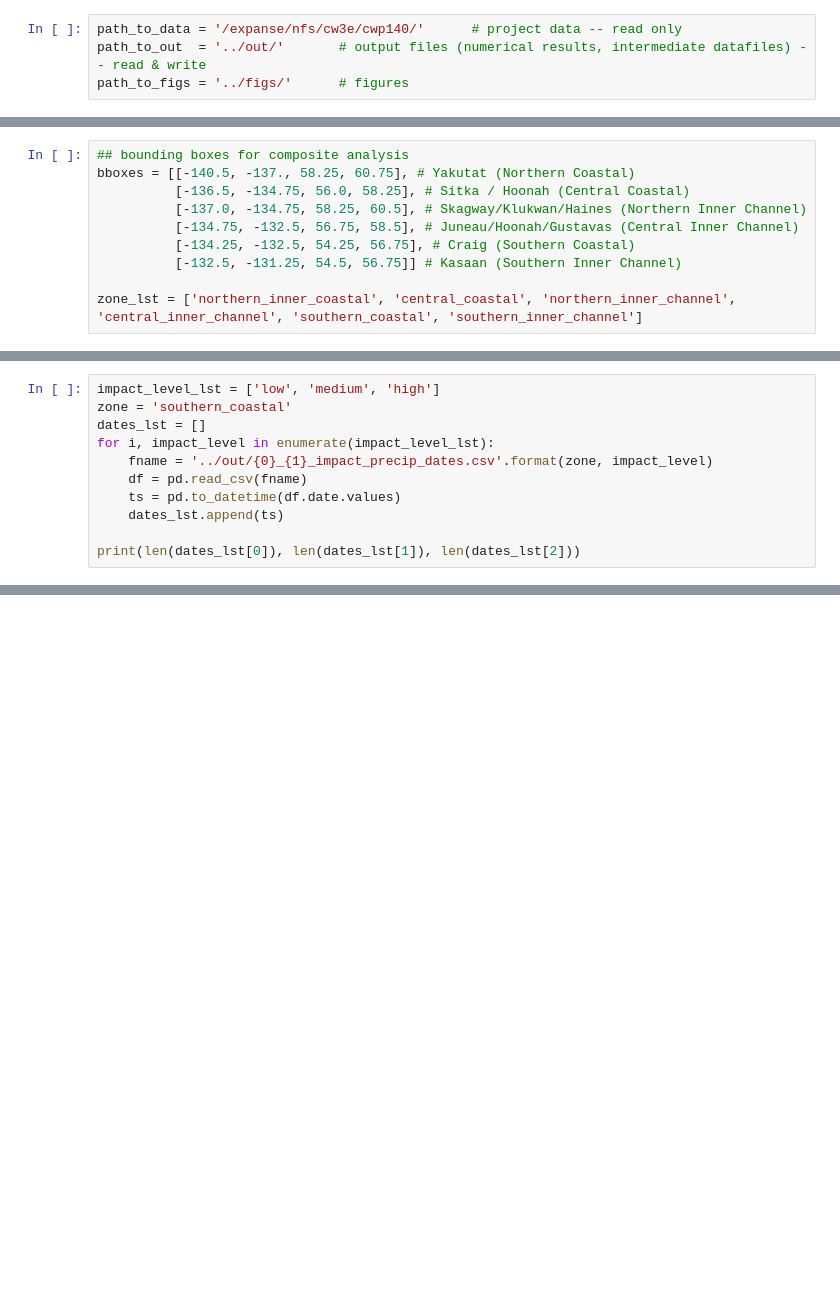
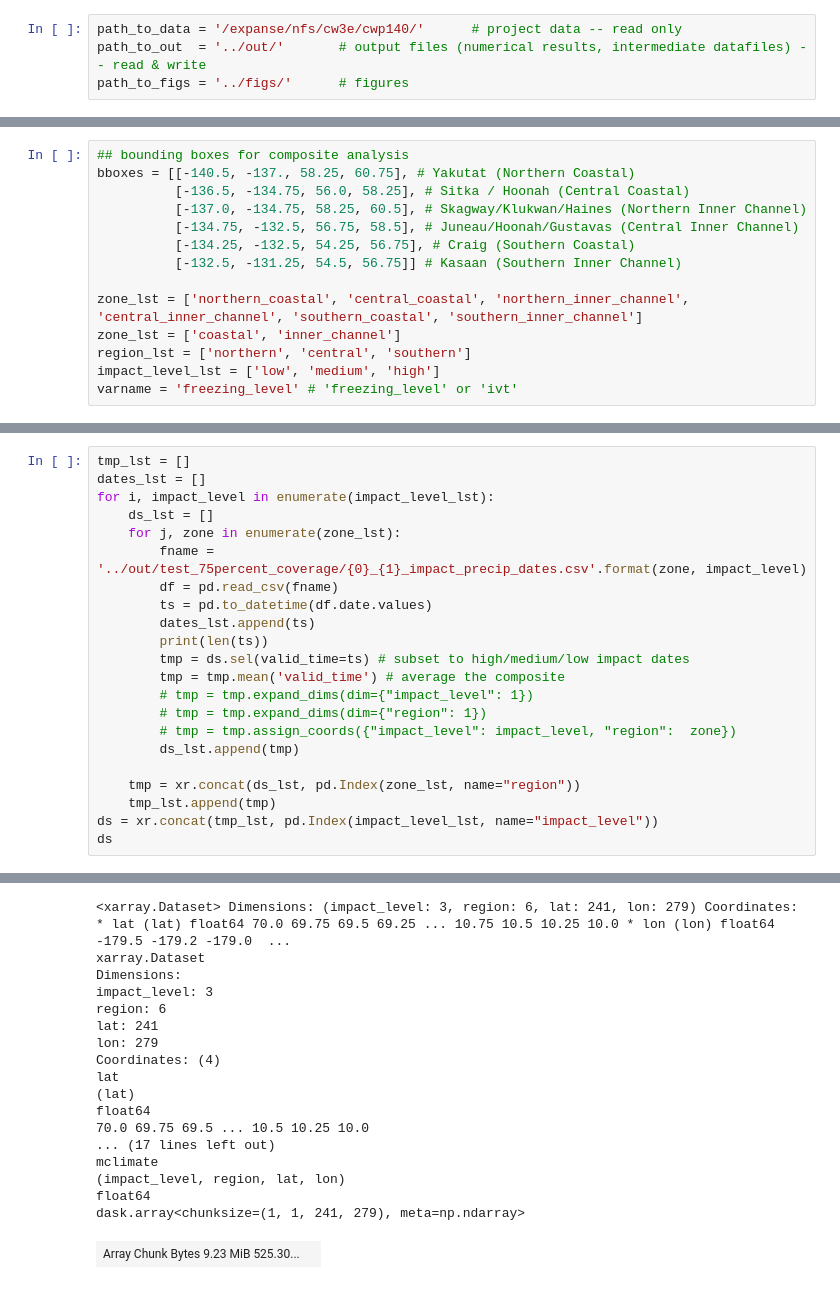
Before and after one commit to dlnash/SEAK_AR_impacts, a Jupyter notebook: analysis/mclimate_composites-WRF-PCPT.ipynb, the cells around one changed output, grey strips where cells are left out. Cells and saved outputs as stored; diff of their text form; blank space fills up the shorter version.

```diff
--- a/analysis/mclimate_composites-WRF-PCPT.ipynb
+++ b/analysis/mclimate_composites-WRF-PCPT.ipynb
@@ -94,4 +38,8 @@ bboxes = [[-140.5, -137., 58.25, 60.75], # Yakutat (Northern Coastal)
           [-134.25, -132.5, 54.25, 56.75], # Craig (Southern Coastal)
           [-132.5, -131.25, 54.5, 56.75]] # Kasaan (Southern Inner Channel)
 
-zone_lst = ['northern_inner_coastal', 'central_coastal', 'northern_inner_channel', 'central_inner_channel', 'southern_coastal', 'southern_inner_channel']
+zone_lst = ['northern_coastal', 'central_coastal', 'northern_inner_channel', 'central_inner_channel', 'southern_coastal', 'southern_inner_channel']
+zone_lst = ['coastal', 'inner_channel']
+region_lst = ['northern', 'central', 'southern']
+impact_level_lst = ['low', 'medium', 'high']
+varname = 'freezing_level' # 'freezing_level' or 'ivt'
@@ -98,12 +74,23 @@ zone_lst = ['northern_inner_coastal', 'central_coastal', 'northern_inner_channel
 # %%
-impact_level_lst = ['low', 'medium', 'high']
-zone = 'southern_coastal'
+tmp_lst = []
 dates_lst = []
 for i, impact_level in enumerate(impact_level_lst):
-    fname = '../out/{0}_{1}_impact_precip_dates.csv'.format(zone, impact_level)
-    df = pd.read_csv(fname)
-    ts = pd.to_datetime(df.date.values)
-    dates_lst.append(ts)
+    ds_lst = []
+    for j, zone in enumerate(zone_lst):
+        fname = '../out/test_75percent_coverage/{0}_{1}_impact_precip_dates.csv'.format(zone, impact_level)
+        df = pd.read_csv(fname)
+        ts = pd.to_datetime(df.date.values)
+        dates_lst.append(ts)
+        print(len(ts))
+        tmp = ds.sel(valid_time=ts) # subset to high/medium/low impact dates
+        tmp = tmp.mean('valid_time') # average the composite
+        # tmp = tmp.expand_dims(dim={"impact_level": 1})
+        # tmp = tmp.expand_dims(dim={"region": 1})
+        # tmp = tmp.assign_coords({"impact_level": impact_level, "region":  zone})
+        ds_lst.append(tmp)
 
-print(len(dates_lst[0]), len(dates_lst[1]), len(dates_lst[2]))
+    tmp = xr.concat(ds_lst, pd.Index(zone_lst, name="region"))
+    tmp_lst.append(tmp)
+ds = xr.concat(tmp_lst, pd.Index(impact_level_lst, name="impact_level"))
+ds
 # %% [output]
@@ -110,0 +115,18 @@ print(len(dates_lst[0]), len(dates_lst[1]), len(dates_lst[2]))
+<xarray.Dataset> Dimensions: (impact_level: 3, region: 6, lat: 241, lon: 279) Coordinates: * lat (lat) float64 70.0 69.75 69.5 69.25 ... 10.75 10.5 10.25 10.0 * lon (lon) float64 -179.5 -179.2 -179.0  ...
+xarray.Dataset
+Dimensions:
+impact_level: 3
+region: 6
+lat: 241
+lon: 279
+Coordinates: (4)
+lat
+(lat)
+float64
+70.0 69.75 69.5 ... 10.5 10.25 10.0
+... (17 lines left out)
+mclimate
+(impact_level, region, lat, lon)
+float64
+dask.array<chunksize=(1, 1, 241, 279), meta=np.ndarray>
+| Array Chunk Bytes 9.23 MiB 525.30... |  |
```
Also changed, not shown: parts of 10 cells of this notebook, 2 other files.
